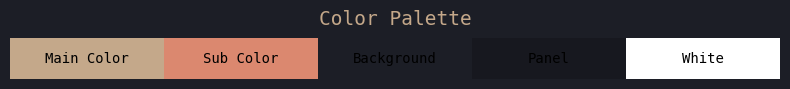
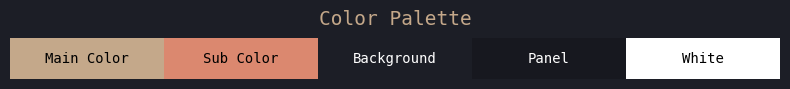
The change to this notebook cell's code, shown as a diff; its figure went from the first image to the second:
--- before
+++ after
@@ -22,5 +22,5 @@
   rect = plt.Rectangle((starts[i], -0.5), widths[i], 1, facecolor=color)
   ax.add_patch(rect)
-  ax.text(starts[i] + widths[i]/2, 0, labels[i], ha='center', va='center', color='black' if color != TCOLOR else WHITE, fontsize = 10)
+  ax.text(starts[i] + widths[i]/2, 0, labels[i], ha='center', va='center', color='white' if color in [BG, PANEL] else 'black', fontsize = 10)
 
 ax.set_xlim(0, len(colors))

Commit: Loading and Duplicating functions added Noted file path is case sensitive